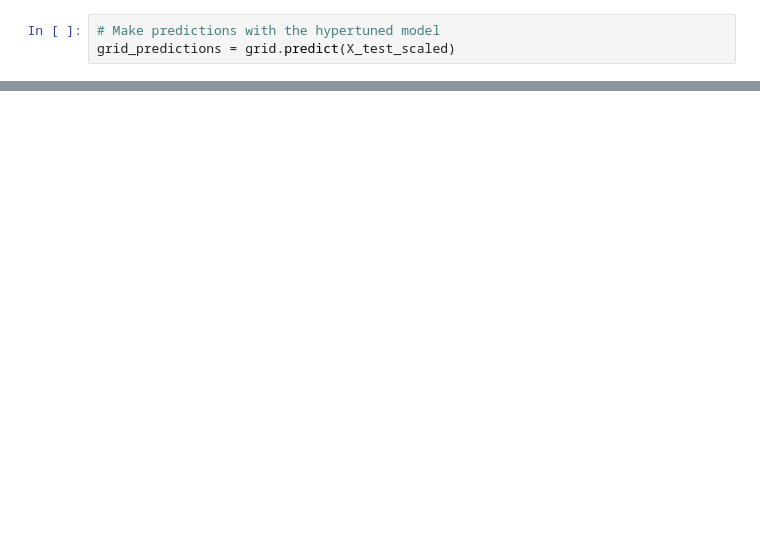
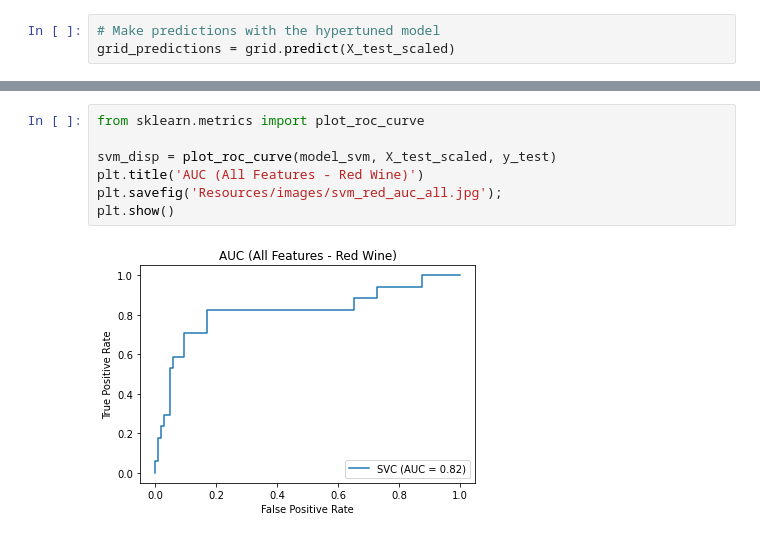
Before and after one commit to josiedeleon/Final-Project, a Jupyter notebook: SVM_red.ipynb, the cells around one changed output, grey strips where cells are left out. Drawn from its saved outputs; the diff is of its cells as text; blank space fills up the shorter version.

```diff
--- a/SVM_red.ipynb
+++ b/SVM_red.ipynb
@@ -413,0 +369,9 @@ label_aux.set_title('Normalized (All features)')
+# %%
+from sklearn.metrics import plot_roc_curve
+
+svm_disp = plot_roc_curve(model_svm, X_test_scaled, y_test)
+plt.title('AUC (All Features - Red Wine)')
+plt.savefig('Resources/images/svm_red_auc_all.jpg');
+plt.show()
+# %% [output]
+[figure, added]
```
Also changed, not shown: parts of 54 cells of this notebook, 13 other files.
